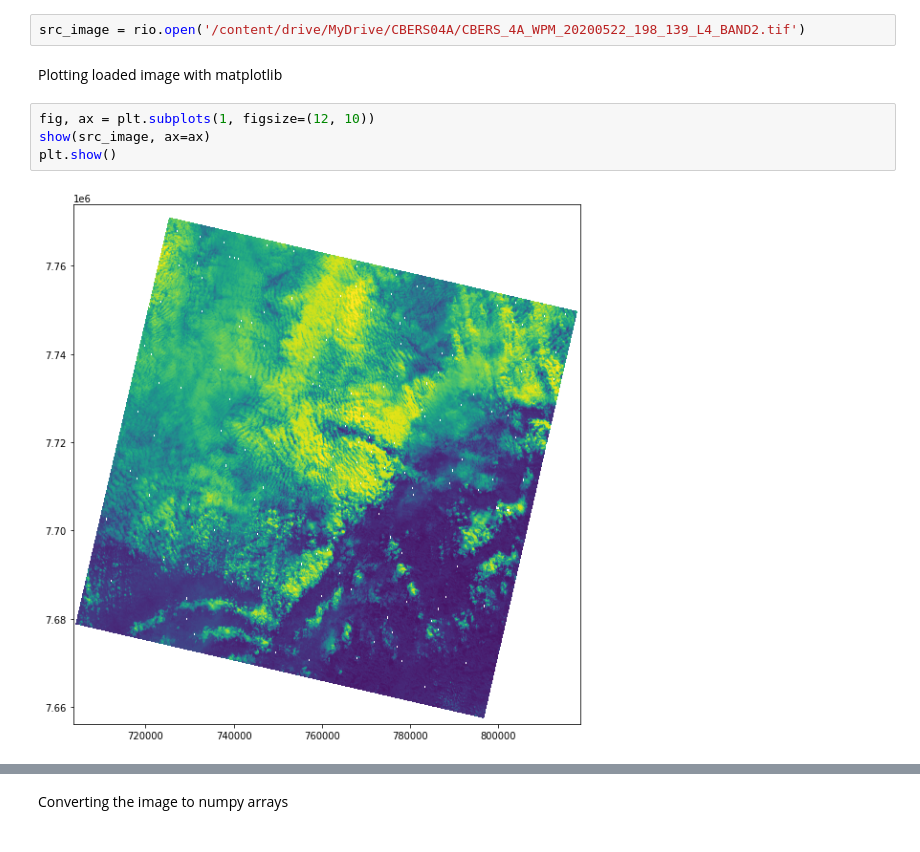
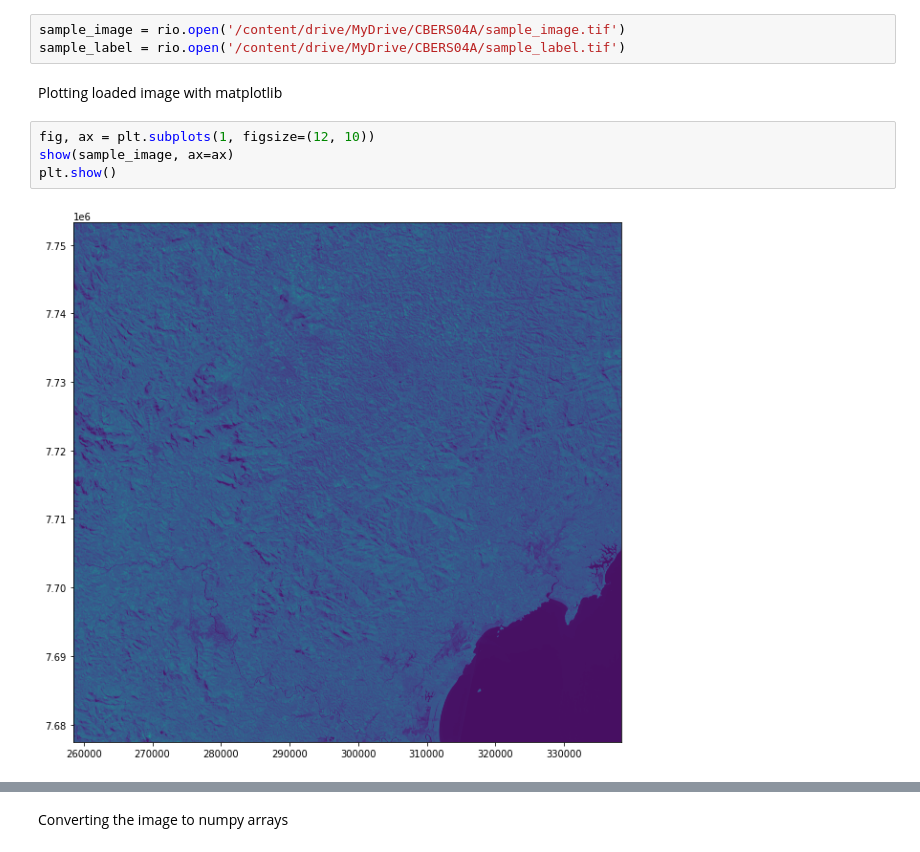
Before and after one commit to pedroheyerdahl/cber04a, a Jupyter notebook: rasterio_test.ipynb, the cells around one changed output, grey strips where cells are left out. Saved outputs shown, nothing was run; the diff lists cells and outputs as text.

```diff
--- a/rasterio_test.ipynb
+++ b/rasterio_test.ipynb
@@ -43,11 +40,12 @@ Mounted at /content/drive
 Opening an image using rasterio
 # %%
-src_image = rio.open('/content/drive/MyDrive/CBERS04A/CBERS_4A_WPM_20200522_198_139_L4_BAND2.tif')
+sample_image = rio.open('/content/drive/MyDrive/CBERS04A/sample_image.tif')
+sample_label = rio.open('/content/drive/MyDrive/CBERS04A/sample_label.tif')
 # %% [markdown]
 Plotting loaded image with matplotlib
 # %%
 fig, ax = plt.subplots(1, figsize=(12, 10))
-show(src_image, ax=ax)
+show(sample_image, ax=ax)
 plt.show()
 # %% [output]
-[figure, old version]
+[figure, new version]
```
Also changed, not shown: parts of 27 cells of this notebook.
